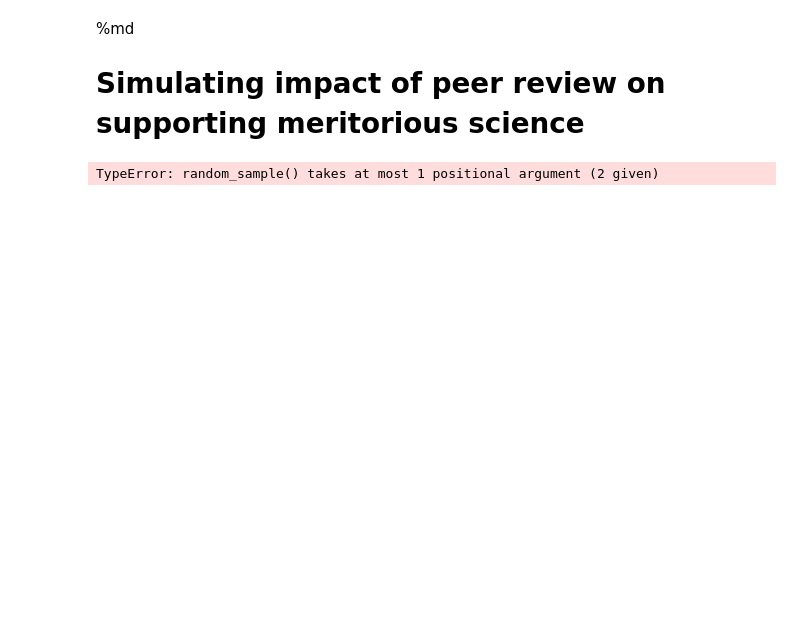
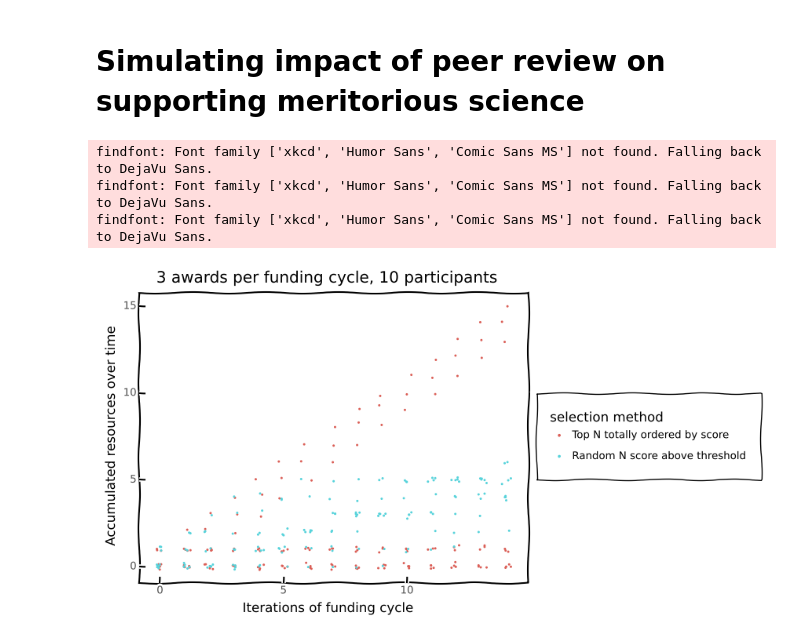
Before and after one commit to breckbaldwin/S3rd, a Jupyter notebook: presentations/DOE2021/peer_review_simulation.ipynb, the cells around one changed output. Drawn from its saved outputs; the diff is of its cells as text; code cells hidden in the pictures; blank space fills up the shorter version.

```diff
--- a/presentations/DOE2021/peer_review_simulation.ipynb
+++ b/presentations/DOE2021/peer_review_simulation.ipynb
@@ -1,10 +1,13 @@
 # %% [markdown]
-%md
+
 
 # Simulating impact of peer review on supporting meritorious science
 # %%
 from numpy.random import default_rng
 import random
+import pandas as pd
+import plotnine
+
 rng = default_rng()
 
 nScientists = 10
@@ -42,37 +45,40 @@ for rfp in range(0, nRfp):
         winner['resources'] += 1
 
     candidates = [s for s in sci2 if s['score'] > threshold]
-    for winner in sample(candidates, nFunded):
+    for winner in random.sample(candidates, nFunded):
         winner['reputation'] += .1
         winner['resources'] += 1
 
     jitter = .1
     for i in range(0, nScientists):
         x.append(rng.normal(rfp, jitter, 1)[0])
         y.append(rng.normal(sci[i]['resources'], jitter, 1)[0])
         y2.append(rng.normal(sci2[i]['resources'], jitter, 1)[0])
 
 df = pd.DataFrame()
 df2 = pd.DataFrame()
 df['resources'] = y
 df2['resources'] = y2
 df['rfp_count'] = x
 df2['rfp_count'] = x
 df['selection method'] = ['Top N totally ordered by score'] * len(x)
 df2['selection method'] = ['Random N score above threshold'] * len(x)
 
 
 plot = (
     plotnine.ggplot(mapping=plotnine.aes(x='rfp_count', y='resources', group = 'selection method'))
     + plotnine.geom_point(data=df, mapping=plotnine.aes(color='selection method'), size=.2)
     + plotnine.geom_point(data=df2, mapping=plotnine.aes(color='selection method'), size=.2)
     + plotnine.ggtitle(f"{nFunded} awards per funding cycle, {nApplicants} participants")
     + plotnine.labs(x="Iterations of funding cycle", y="Accumulated resources over time")
     + plotnine.theme_xkcd()
     )
 
 print(plot)
 
 #print(sci)
 # %% [output]
-TypeError: random_sample() takes at most 1 positional argument (2 given)
+findfont: Font family ['xkcd', 'Humor Sans', 'Comic Sans MS'] not found. Falling back to DejaVu Sans.
+findfont: Font family ['xkcd', 'Humor Sans', 'Comic Sans MS'] not found. Falling back to DejaVu Sans.
+findfont: Font family ['xkcd', 'Humor Sans', 'Comic Sans MS'] not found. Falling back to DejaVu Sans.
+[figure, added]
```
